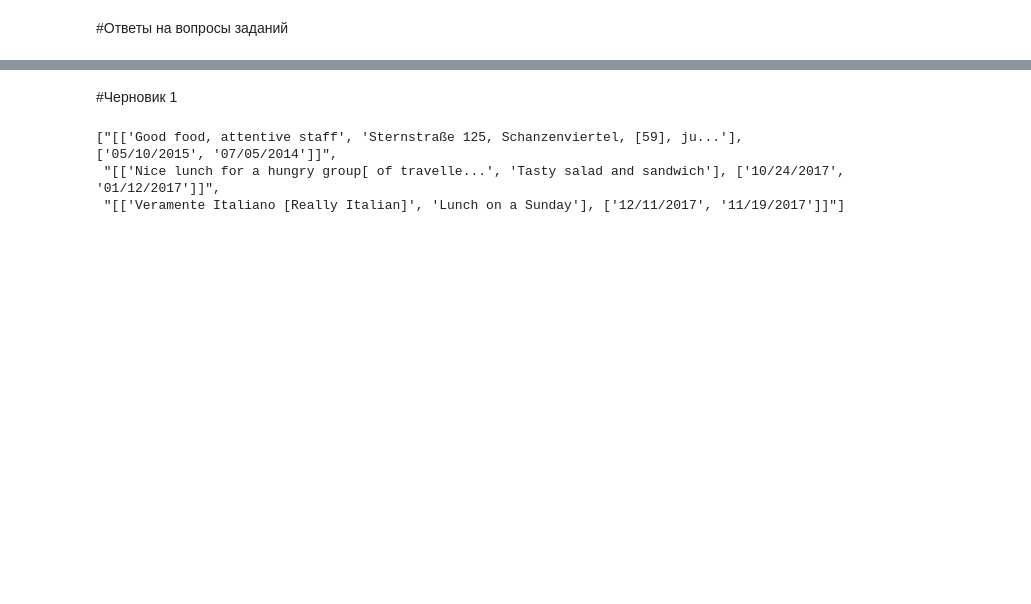
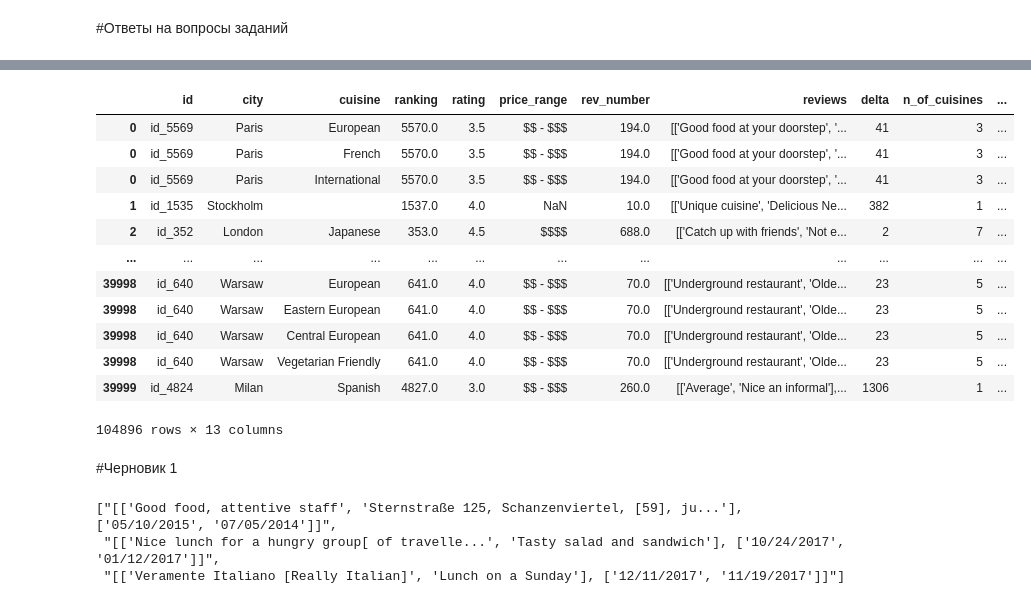
Before and after one commit to akitim/SkillFactory_projects, a Jupyter notebook: Проект_3_О_вкусной_и_здоровой_пище.ipynb, the cells around one changed output, grey strips where cells are left out. Drawn from its saved outputs; the diff is of its cells as text; code cells hidden in the pictures; blank space fills up the shorter version.

```diff
--- a/Проект_3_О_вкусной_и_здоровой_пище.ipynb
+++ b/Проект_3_О_вкусной_и_здоровой_пище.ipynb
@@ -176,3 +187,22 @@ array(['Paris', 'Stockholm', 'London', 'Berlin', 'Munich', 'Oporto',
+# %%
+# rest.loc[:, 'city'].unique()
+# pd.get_dummies(rest.explode('cuisine'), columns=['cuisine'], prefix='').\
+#          sum(level=0)
+rest.explode('cuisine')
+# %% [output]
+|  | id | city | cuisine | ranking | rating | price_range | rev_number | reviews | delta | n_of_cuisines | ... |
+| 0 | id_5569 | Paris | European | 5570.0 | 3.5 | $$ - $$$ | 194.0 | [['Good food at your doorstep', '... | 41 | 3 | ... |
+| 0 | id_5569 | Paris | French | 5570.0 | 3.5 | $$ - $$$ | 194.0 | [['Good food at your doorstep', '... | 41 | 3 | ... |
+| 0 | id_5569 | Paris | International | 5570.0 | 3.5 | $$ - $$$ | 194.0 | [['Good food at your doorstep', '... | 41 | 3 | ... |
+| 1 | id_1535 | Stockholm |  | 1537.0 | 4.0 | NaN | 10.0 | [['Unique cuisine', 'Delicious Ne... | 382 | 1 | ... |
+| 2 | id_352 | London | Japanese | 353.0 | 4.5 | $$$$ | 688.0 | [['Catch up with friends', 'Not e... | 2 | 7 | ... |
+| ... | ... | ... | ... | ... | ... | ... | ... | ... | ... | ... | ... |
+| 39998 | id_640 | Warsaw | European | 641.0 | 4.0 | $$ - $$$ | 70.0 | [['Underground restaurant', 'Olde... | 23 | 5 | ... |
+| 39998 | id_640 | Warsaw | Eastern European | 641.0 | 4.0 | $$ - $$$ | 70.0 | [['Underground restaurant', 'Olde... | 23 | 5 | ... |
+| 39998 | id_640 | Warsaw | Central European | 641.0 | 4.0 | $$ - $$$ | 70.0 | [['Underground restaurant', 'Olde... | 23 | 5 | ... |
+| 39998 | id_640 | Warsaw | Vegetarian Friendly | 641.0 | 4.0 | $$ - $$$ | 70.0 | [['Underground restaurant', 'Olde... | 23 | 5 | ... |
+| 39999 | id_4824 | Milan | Spanish | 4827.0 | 3.0 | $$ - $$$ | 260.0 | [['Average', 'Nice an informal'],... | 1306 | 1 | ... |
+104896 rows × 13 columns
 # %% [markdown]
 #Черновик 1
 # %%
```
Also changed, not shown: parts of 7 cells of this notebook.
